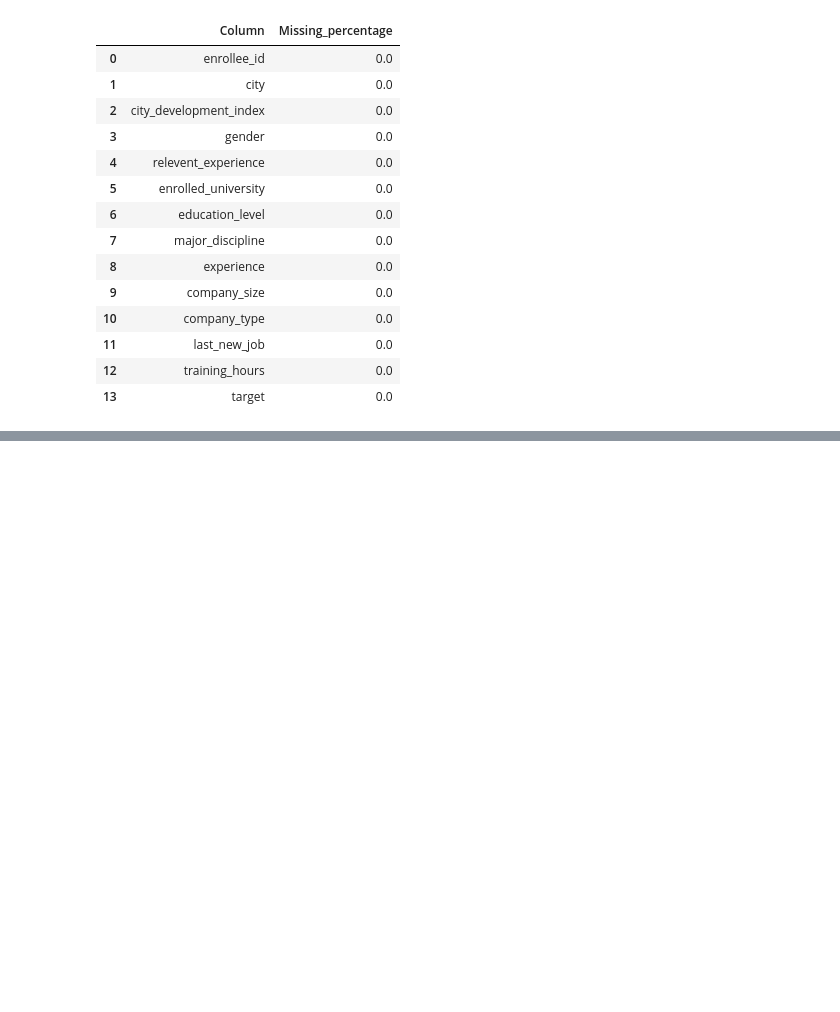
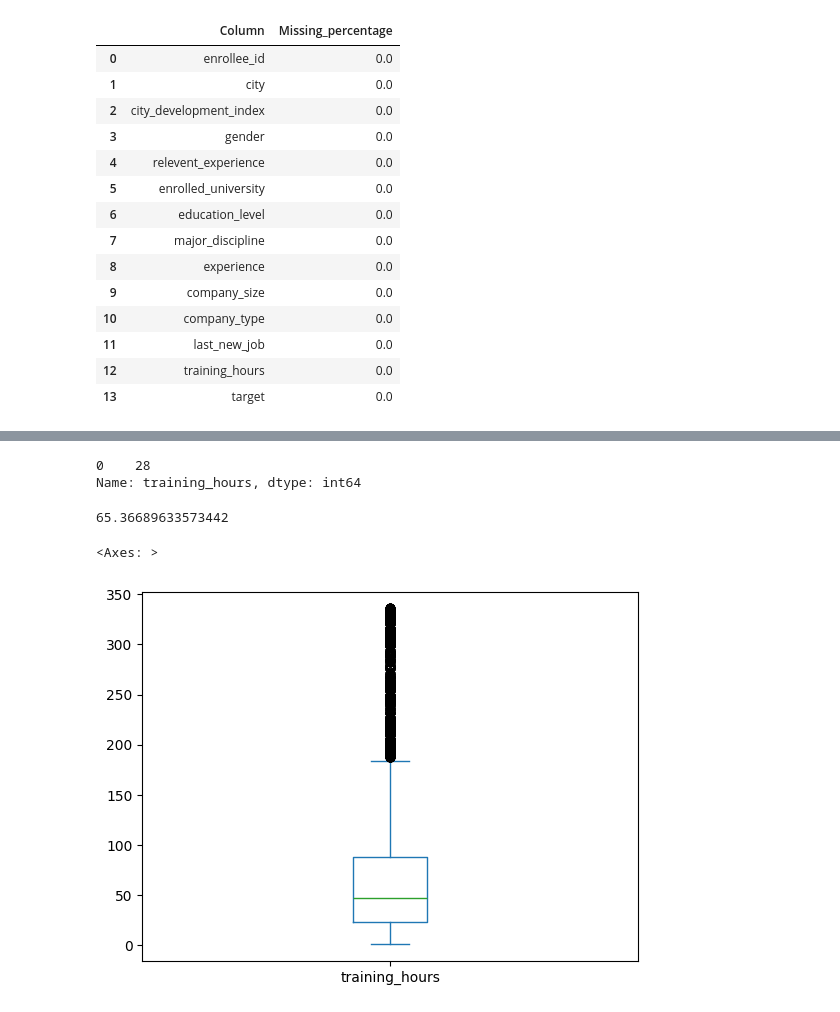
Before and after one commit to purity123-kaluku/Pandas-Tutorial, a Jupyter notebook: 5.Data Analysis.ipynb, the cells around one changed output, grey strips where cells are left out. Cells and saved outputs as stored; diff of their text form; code cells hidden in the pictures; blank space fills up the shorter version.

```diff
--- a/5.Data Analysis.ipynb
+++ b/5.Data Analysis.ipynb
@@ -451,0 +464,14 @@ missing_percentage(df_train)
+# %%
+df_train['training_hours'].mode()
+# %% [output]
+0    28
+Name: training_hours, dtype: int64
+# %%
+df_train['training_hours'].mean()
+# %% [output]
+65.36689633573442
+# %%
+df_train['training_hours'].plot(kind='box')
+# %% [output]
+<Axes: >
+[figure, added]
```
Also changed, not shown: parts of 8 cells of this notebook, 5 other files.
